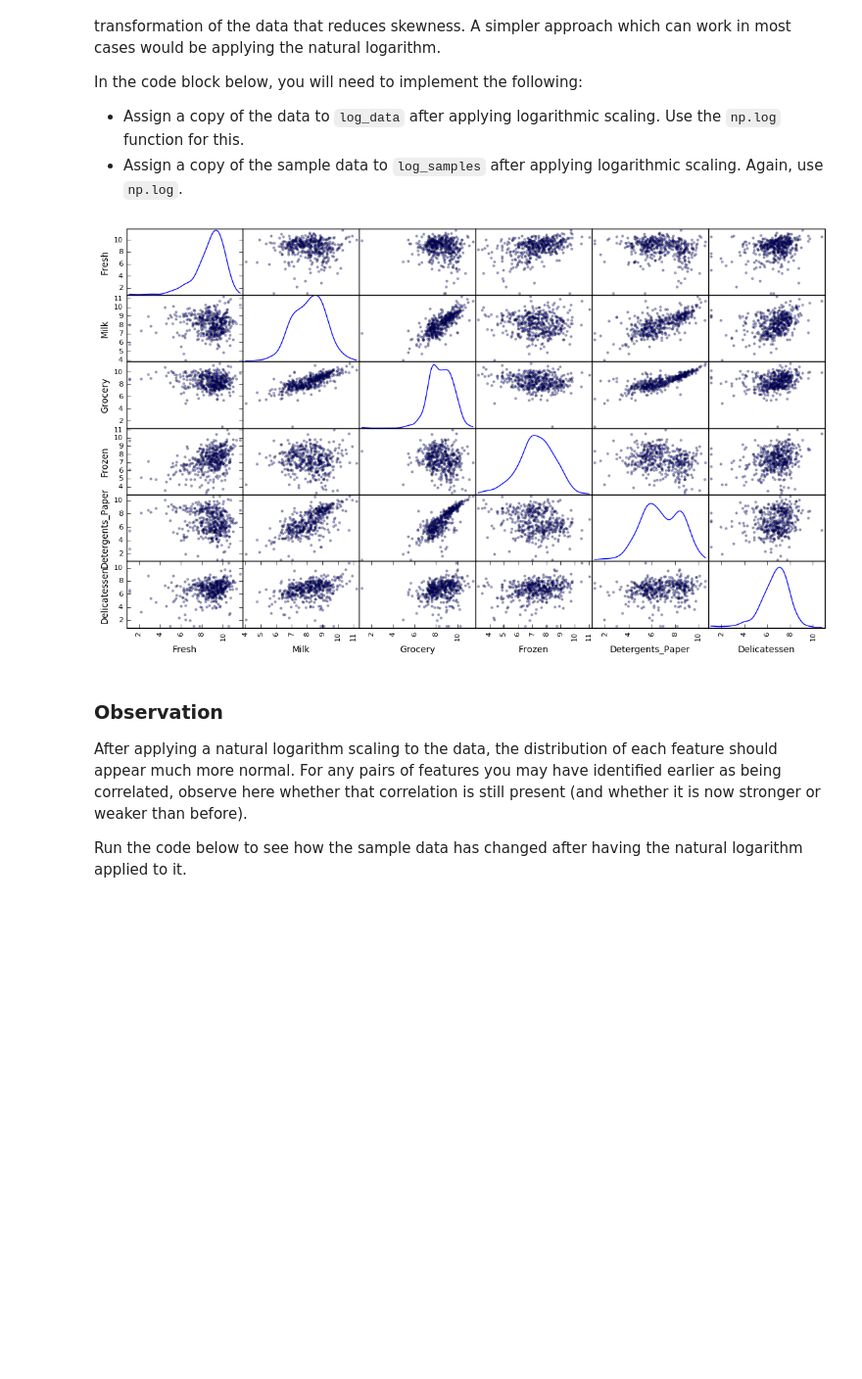
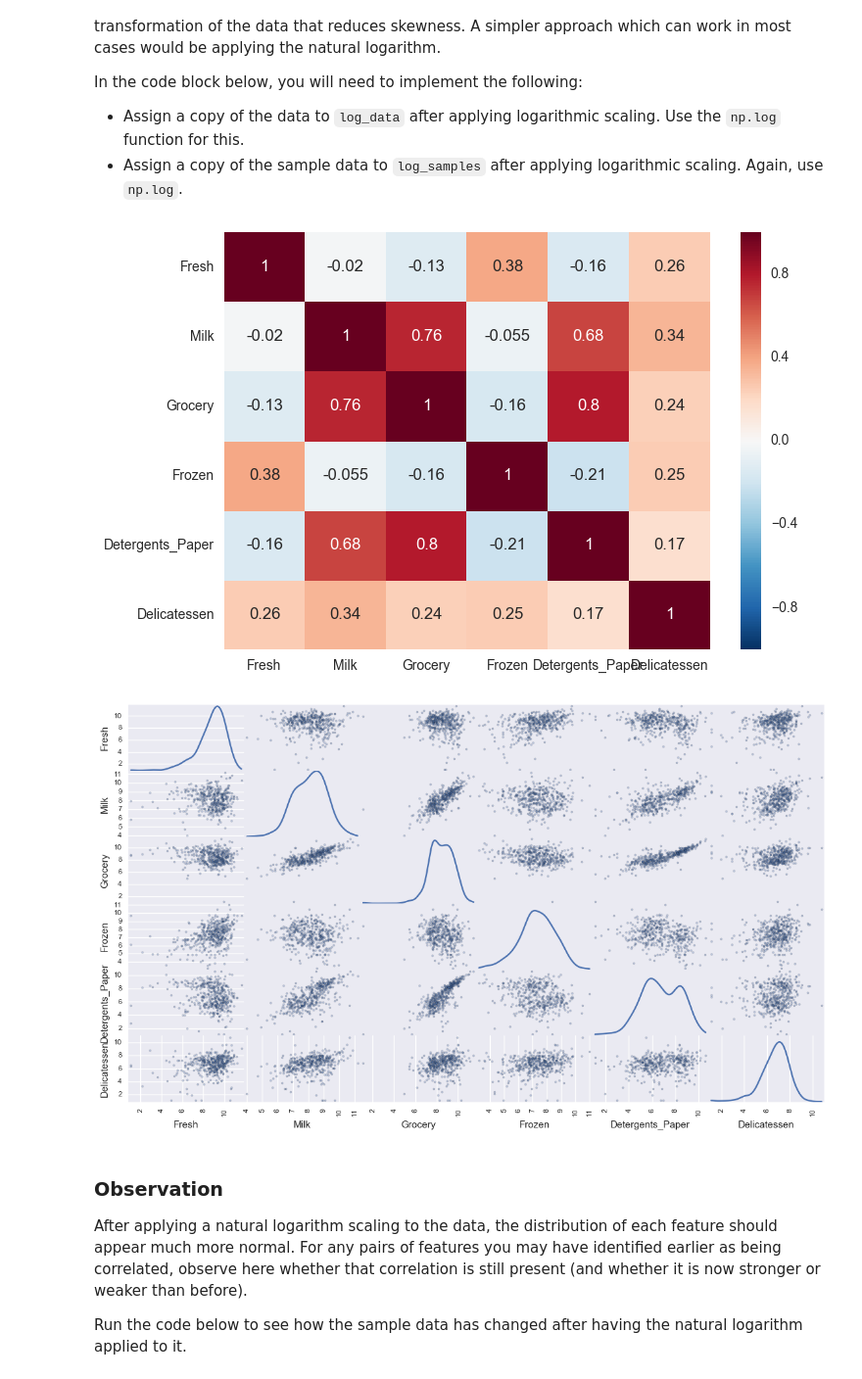
Before and after one commit to huang-siting/customer_segments, a Jupyter notebook: customer_segments.ipynb, the cells around one changed output. Shown at 98% size. Saved outputs shown, nothing was run; the diff lists cells and outputs as text; code cells hidden in the pictures; blank space fills up the shorter version.

```diff
--- a/customer_segments.ipynb
+++ b/customer_segments.ipynb
@@ -150,14 +155,18 @@ In the code block below, you will need to implement the following:
 # %%
 # TODO: Scale the data using the natural logarithm
 log_data = np.log(data)
 
 # TODO: Scale the sample data using the natural logarithm
 log_samples = np.log(samples)
 
+# Produce a heatmap for pairwise correlations
+sns.heatmap(log_data.corr(), annot=True)
+
 # Produce a scatter matrix for each pair of newly-transformed features
 pd.scatter_matrix(log_data, alpha = 0.3, figsize = (14,8), diagonal = 'kde');
 # %% [output]
-[figure, old version]
+[figure, new version]
+[figure, added]
 # %% [markdown]
 ### Observation
 After applying a natural logarithm scaling to the data, the distribution of each feature should appear much more normal. For any pairs of features you may have identified earlier as being correlated, observe here whether that correlation is still present (and whether it is now stronger or weaker than before).
```
Also changed, not shown: parts of 10 cells of this notebook, 1 other file.
